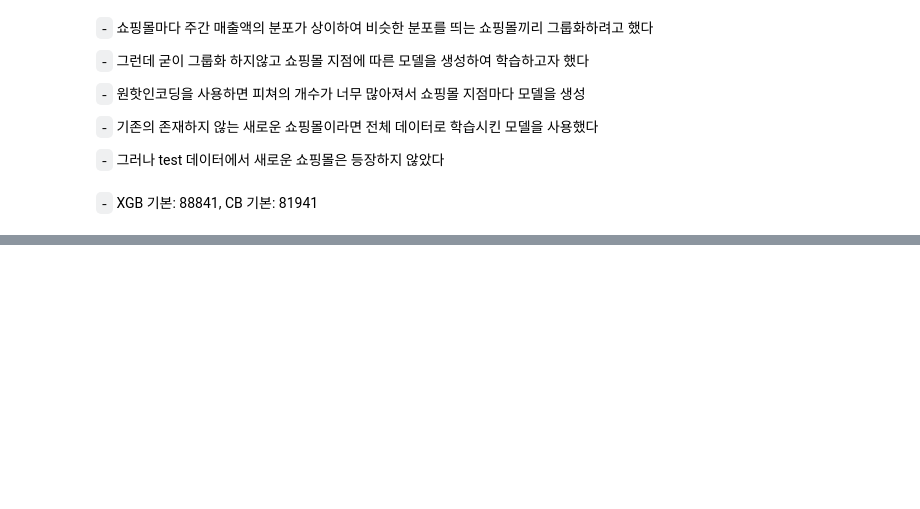
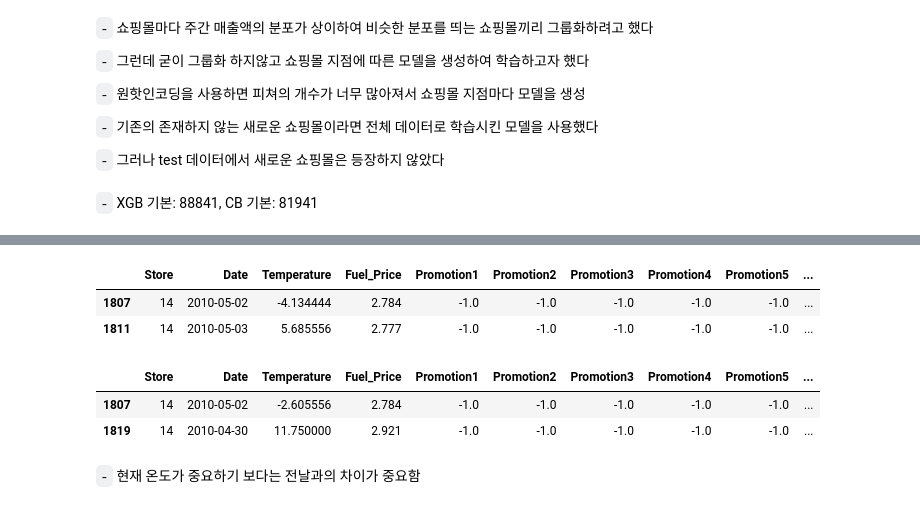
Before and after one commit to Jaesu26/Dacon-Basic, a Jupyter notebook: 쇼핑몰지점별-매출액-예측/쇼핑몰지점별-매출액-EDA모델링/쇼핑몰지점별-매출액-모델링.ipynb, the cells around one changed output, grey strips where cells are left out. Drawn from its saved outputs; the diff is of its cells as text; code cells hidden in the pictures; blank space fills up the shorter version.

```diff
--- a/쇼핑몰지점별-매출액-예측/쇼핑몰지점별-매출액-EDA모델링/쇼핑몰지점별-매출액-모델링.ipynb
+++ b/쇼핑몰지점별-매출액-예측/쇼핑몰지점별-매출액-EDA모델링/쇼핑몰지점별-매출액-모델링.ipynb
@@ -324,8 +315,8 @@ LGBM = LGBMRegressor(n_estimators=3000,
 # %% [markdown]
 - Month 변수를 1월, 12월, 그 외 나머지로 구성
 # %%
-df['Month2'] = df['Month'].apply(lambda x: 0 if x == 1 else (1 if x != 12 else 2))
-test['Month2'] = test['Month'].apply(lambda x: 0 if x == 1 else (1 if x != 12 else 2))
+# df['Month2'] = df['Month'].apply(lambda x: 0 if x == 1 else (1 if x != 12 else 2))
+# test['Month2'] = test['Month'].apply(lambda x: 0 if x == 1 else (1 if x != 12 else 2))
 # %% [markdown]
 - 사용할 변수
 # %% [markdown]
@@ -506,3 +500,17 @@ for i in range(2, 46):
 predictions = predictions.reset_index().drop('index', axis=1).rename(columns={0:'target'})
 # %%
 submission['Weekly_Sales'] = predictions['target']
+# %%
+df.query('(Date=="2010-05-02" or Date=="2010-05-03") and Store==14')
+# %% [output]
+|  | Store | Date | Temperature | Fuel_Price | Promotion1 | Promotion2 | Promotion3 | Promotion4 | Promotion5 | ... |
+| 1807 | 14 | 2010-05-02 | -4.134444 | 2.784 | -1.0 | -1.0 | -1.0 | -1.0 | -1.0 | ... |
+| 1811 | 14 | 2010-05-03 | 5.685556 | 2.777 | -1.0 | -1.0 | -1.0 | -1.0 | -1.0 | ... |
+# %%
+df.query('(Date=="2010-05-02" or Date=="2010-04-30") and Store==14')
+# %% [output]
+|  | Store | Date | Temperature | Fuel_Price | Promotion1 | Promotion2 | Promotion3 | Promotion4 | Promotion5 | ... |
+| 1807 | 14 | 2010-05-02 | -2.605556 | 2.784 | -1.0 | -1.0 | -1.0 | -1.0 | -1.0 | ... |
+| 1819 | 14 | 2010-04-30 | 11.750000 | 2.921 | -1.0 | -1.0 | -1.0 | -1.0 | -1.0 | ... |
+# %% [markdown]
+`-` 현재 온도가 중요하기 보다는 전날과의 차이가 중요함
```
Also changed, not shown: parts of 34 cells of this notebook.
